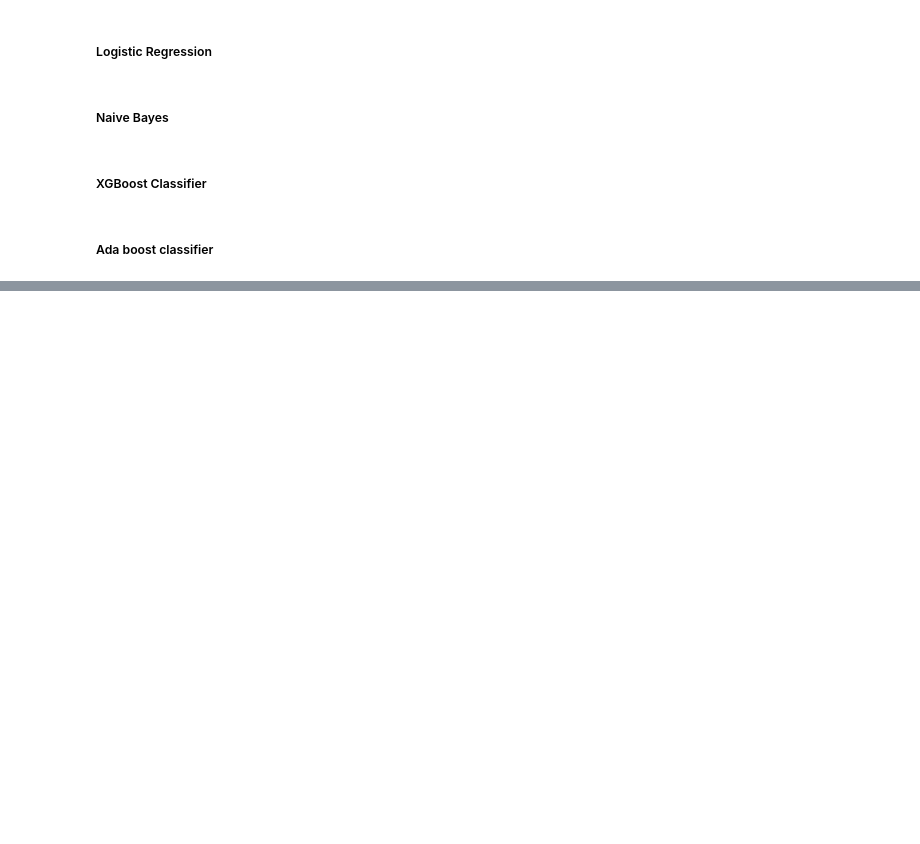
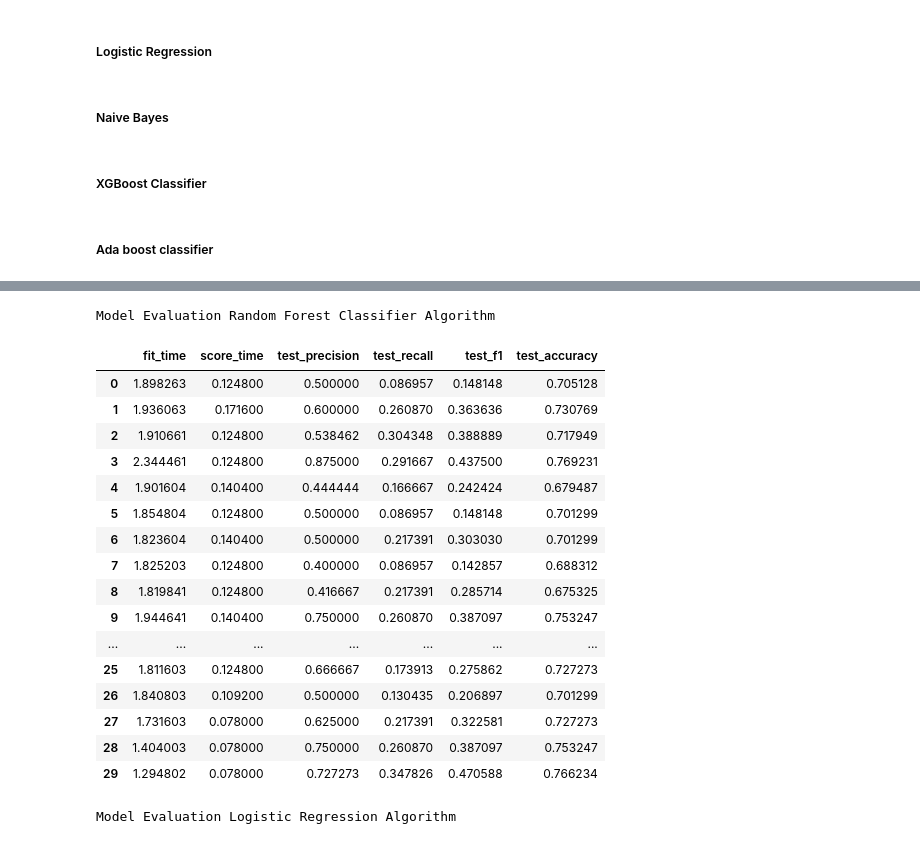
Before and after one commit to Alok2412/Direct-Marketing-Optimization, a Jupyter notebook: Propensity_Model_For_Consumer_Loan.ipynb, the cells around one changed output, grey strips where cells are left out. Cells and saved outputs as stored; diff of their text form; code cells hidden in the pictures; blank space fills up the shorter version.

```diff
--- a/Propensity_Model_For_Consumer_Loan.ipynb
+++ b/Propensity_Model_For_Consumer_Loan.ipynb
@@ -372,0 +402,27 @@ model_evaluation(AdaBoostClassifier(n_estimators=50,learning_rate=1),scale = Fal
+# %%
+print("Model Evaluation Random Forest Classifier Algorithm")
+model_evaluation(RandomForestClassifier(),scale = False)
+# %% [output]
+Model Evaluation Random Forest Classifier Algorithm
+|  | fit_time | score_time | test_precision | test_recall | test_f1 | test_accuracy |
+| 0 | 1.898263 | 0.124800 | 0.500000 | 0.086957 | 0.148148 | 0.705128 |
+| 1 | 1.936063 | 0.171600 | 0.600000 | 0.260870 | 0.363636 | 0.730769 |
+| 2 | 1.910661 | 0.124800 | 0.538462 | 0.304348 | 0.388889 | 0.717949 |
+| 3 | 2.344461 | 0.124800 | 0.875000 | 0.291667 | 0.437500 | 0.769231 |
+| 4 | 1.901604 | 0.140400 | 0.444444 | 0.166667 | 0.242424 | 0.679487 |
+| 5 | 1.854804 | 0.124800 | 0.500000 | 0.086957 | 0.148148 | 0.701299 |
+| 6 | 1.823604 | 0.140400 | 0.500000 | 0.217391 | 0.303030 | 0.701299 |
+| 7 | 1.825203 | 0.124800 | 0.400000 | 0.086957 | 0.142857 | 0.688312 |
+| 8 | 1.819841 | 0.124800 | 0.416667 | 0.217391 | 0.285714 | 0.675325 |
+| 9 | 1.944641 | 0.140400 | 0.750000 | 0.260870 | 0.387097 | 0.753247 |
+| ... | ... | ... | ... | ... | ... | ... |
+| 25 | 1.811603 | 0.124800 | 0.666667 | 0.173913 | 0.275862 | 0.727273 |
+| 26 | 1.840803 | 0.109200 | 0.500000 | 0.130435 | 0.206897 | 0.701299 |
+| 27 | 1.731603 | 0.078000 | 0.625000 | 0.217391 | 0.322581 | 0.727273 |
+| 28 | 1.404003 | 0.078000 | 0.750000 | 0.260870 | 0.387097 | 0.753247 |
+| 29 | 1.294802 | 0.078000 | 0.727273 | 0.347826 | 0.470588 | 0.766234 |
+# %%
+print("Model Evaluation Logistic Regression Algorithm")
+model_evaluation(LogisticRegression(class_weight={0:0.3,1:0.7}),scale = True)
+# %% [output]
+Model Evaluation Logistic Regression Algorithm
```
Also changed, not shown: parts of 16 cells of this notebook.
